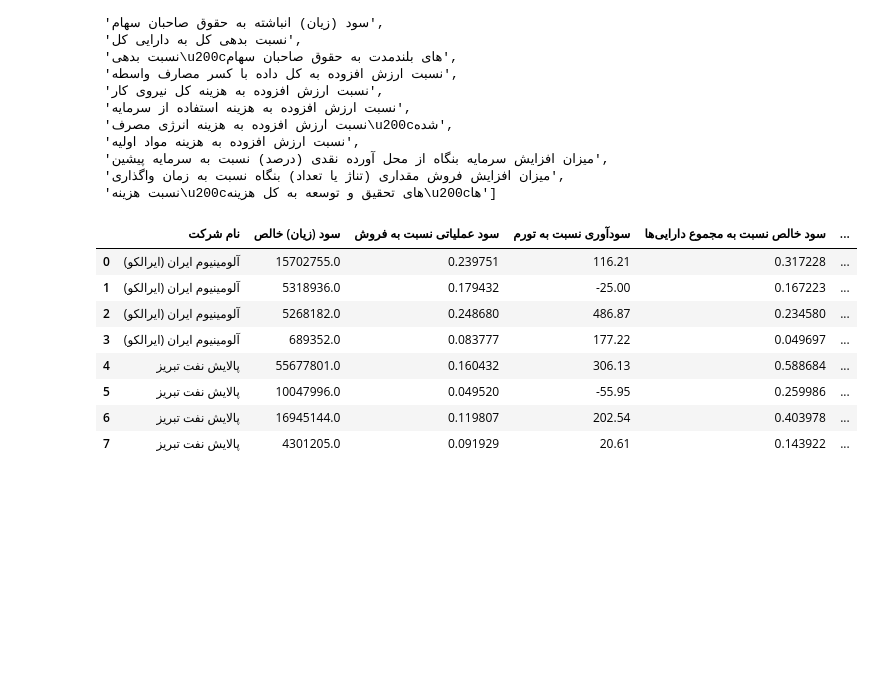
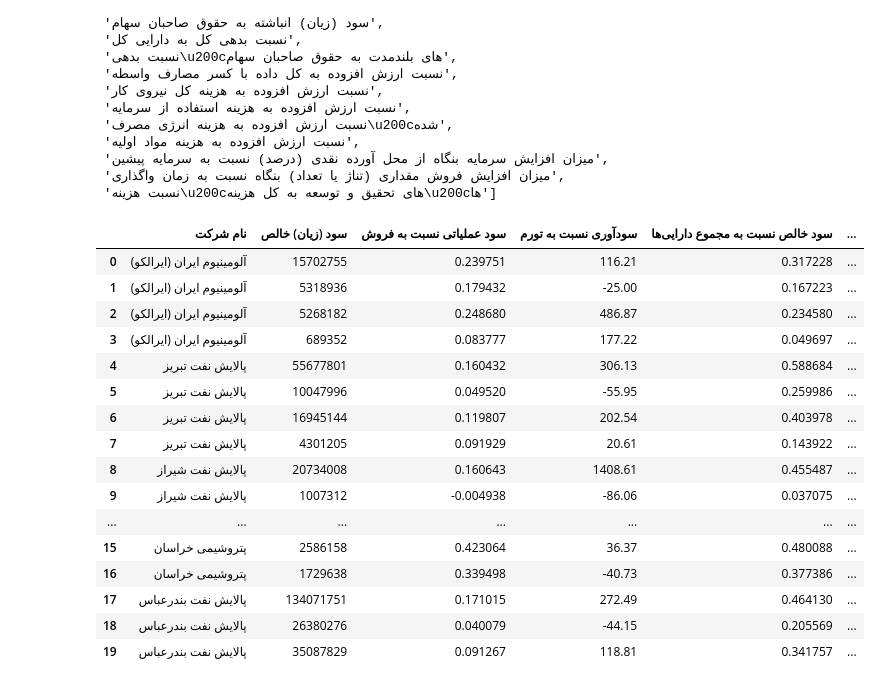
Before and after one commit to saeed-saffari/privatization-SPRI-2022, a Jupyter notebook: codes/Privatization_02.ipynb, the cells around one changed output. Saved outputs shown, nothing was run; the diff lists cells and outputs as text; code cells hidden in the pictures; blank space fills up the shorter version.

```diff
--- a/codes/Privatization_02.ipynb
+++ b/codes/Privatization_02.ipynb
@@ -3,5 +3,6 @@ import numpy as np
 import pandas as pd
 import matplotlib.pyplot as plt
 # %%
-df_base = pd.read_excel('/Users/saeed/Dropbox/Sharif Business Think Thank/خصوصی سازی/شرکت‌های مورد بررسی.xlsx',sheet_name=1)
+df_base = pd.read_excel('/Users/saeed/Dropbox/Sharif Business Think Thank/خصوصی سازی/شرکت‌های مورد بررسی.xlsx',
+                        sheet_name="treatment")
 # %%
@@ -20,5 +29,5 @@ df_base.head(8)
 # %%
-df_base = pd.DataFrame(df_base.iloc[0:8])
+df_base = pd.DataFrame(df_base)
 # %%
 list(pd.read_excel('/Users/saeed/Dropbox/Sharif Business Think Thank/خصوصی سازی/شرکت‌های مورد بررسی.xlsx',sheet_name=1).columns)
 # %% [output]
@@ -110,39 +106,48 @@ from tabulate import tabulate
 # %%
 df.loc[:, 'نام شرکت'] = df_base.loc[:, 'نام شرکت']
 df.loc[:, 'سود (زيان) خالص'] = df_base.loc[:, 'سود (زيان) خالص']
 
 df['سود عملیاتی نسبت به فروش'] = df_base["سود (زيان) عملياتي"] / df_base['مبلغ فروش']
 df['سودآوری نسبت به تورم'] = \
 ((((1 + df_base['درصد تغییر سود نسبت به سال قبل']/100) \
                      / (1 + df_base["نرخ تورم"]/100)
                      )-1)*100).round(2)
 
 df['سود خالص نسبت به مجموع دارایی‌ها'] = df_base['سود (زيان) خالص'] / df_base['جمع دارایی\u200cها']
 df['سود خالص نسبت به حقوق صاحبان سهام'] = df_base['سود (زيان) خالص'] / df_base['جمع حقوق مالکانه']
 df['سود خالص نسبت به فروش'] = df_base['سود (زيان) خالص'] / df_base['مبلغ فروش']
 df['سود خالص نسبت به تعداد کارکنان'] = df_base['سود (زيان) خالص'] / df_base['جمع پرسنل']
 df['سود (زیان) انباشته به حقوق صاحبان سهام'] = df_base["سود (زیان) انباشته"] / df_base['جمع حقوق مالکانه']
 df['نسبت بدهی کل به دارایی کل'] = df_base['جمع بدهی‌ها'] / df_base['جمع دارایی‌ها']
 df['نسبت بدهی‌های بلندمدت به حقوق صاحبان سهام'] = df_base["بدهی‌های بلند مدت"] / df_base['جمع حقوق مالکانه']
 # ارزش‌افزوده => df_base['گردش مقداری فروش'] - df_base['مواد اولیه']
-df['نسبت ارزش افزوده به کل داده با کسر مصارف واسطه'] = (df_base['گردش مقداری فروش'] - df_base['مواد اولیه']) / df_base["مبلغ فروش"]
+df['نسبت ارزش افزوده به کل داده با کسر مصارف واسطه'] = (df_base['گردش مقداری فروش'] - df_base['مواد اولیه']) / (df_base["مواد اولیه"]+df_base["هزینه انرژی"]+df_base["هزینه نیروی کار"]+df_base["هزینه استهلاک"])
 df['نسبت ارزش افزوده به هزینه کل نیروی کار'] = (df_base['گردش مقداری فروش'] - df_base['مواد اولیه']) / df_base["هزینه نیروی کار"]
 df['نسبت ارزش افزوده به هزینه استفاده از سرمایه'] = (df_base['گردش مقداری فروش'] - df_base['مواد اولیه']) / df_base["هزینه استهلاک"]
 df["نسبت ارزش افزوده به هزینه انرژی مصرف‌شده"] = (df_base['گردش مقداری فروش'] - df_base['مواد اولیه']) / df_base["هزینه انرژی"]
+df["نسبت ارزش افزوده به هزینه انرژی مصرف‌شده"].replace([np.inf, -np.inf], 0, inplace=True)
 df['نسبت ارزش افزوده به هزینه مواد اولیه'] = (df_base['گردش مقداری فروش'] - df_base['مواد اولیه']) / df_base['مواد اولیه']
 df['میزان افزایش سرمایه بنگاه از محل آورده نقدی (درصد) نسبت به سرمایه پیشین'] = df_base['اورده نقدی'] / df_base['آخرین وضعیت سرمایه']
 df['نسبت هزینه\u200cهای تحقیق و توسعه به کل هزینه\u200cها'] = df_base["تحقیق و توسعه"] / df_base['جمع بدهی\u200cها']
 df
 # %% [output]
 |  | نام شرکت | سود (زيان) خالص | سود عملیاتی نسبت به فروش | سودآوری نسبت به تورم | سود خالص نسبت به مجموع دارایی‌ها | ... |
-| 0 | آلومینیوم ایران (ایرالکو) | 15702755.0 | 0.239751 | 116.21 | 0.317228 | ... |
-| 1 | آلومینیوم ایران (ایرالکو) | 5318936.0 | 0.179432 | -25.00 | 0.167223 | ... |
-| 2 | آلومینیوم ایران (ایرالکو) | 5268182.0 | 0.248680 | 486.87 | 0.234580 | ... |
-| 3 | آلومینیوم ایران (ایرالکو) | 689352.0 | 0.083777 | 177.22 | 0.049697 | ... |
-| 4 | پالایش نفت تبریز | 55677801.0 | 0.160432 | 306.13 | 0.588684 | ... |
-| 5 | پالایش نفت تبریز | 10047996.0 | 0.049520 | -55.95 | 0.259986 | ... |
-| 6 | پالایش نفت تبریز | 16945144.0 | 0.119807 | 202.54 | 0.403978 | ... |
-| 7 | پالایش نفت تبریز | 4301205.0 | 0.091929 | 20.61 | 0.143922 | ... |
+| 0 | آلومینیوم ایران (ایرالکو) | 15702755 | 0.239751 | 116.21 | 0.317228 | ... |
+| 1 | آلومینیوم ایران (ایرالکو) | 5318936 | 0.179432 | -25.00 | 0.167223 | ... |
+| 2 | آلومینیوم ایران (ایرالکو) | 5268182 | 0.248680 | 486.87 | 0.234580 | ... |
+| 3 | آلومینیوم ایران (ایرالکو) | 689352 | 0.083777 | 177.22 | 0.049697 | ... |
+| 4 | پالایش نفت تبریز | 55677801 | 0.160432 | 306.13 | 0.588684 | ... |
+| 5 | پالایش نفت تبریز | 10047996 | 0.049520 | -55.95 | 0.259986 | ... |
+| 6 | پالایش نفت تبریز | 16945144 | 0.119807 | 202.54 | 0.403978 | ... |
+| 7 | پالایش نفت تبریز | 4301205 | 0.091929 | 20.61 | 0.143922 | ... |
+| 8 | پالایش نفت شیراز | 20734008 | 0.160643 | 1408.61 | 0.455487 | ... |
+| 9 | پالایش نفت شیراز | 1007312 | -0.004938 | -86.06 | 0.037075 | ... |
+| ... | ... | ... | ... | ... | ... | ... |
+| 15 | پتروشیمی خراسان | 2586158 | 0.423064 | 36.37 | 0.480088 | ... |
+| 16 | پتروشیمی خراسان | 1729638 | 0.339498 | -40.73 | 0.377386 | ... |
+| 17 | پالایش نفت بندرعباس | 134071751 | 0.171015 | 272.49 | 0.464130 | ... |
+| 18 | پالایش نفت بندرعباس | 26380276 | 0.040079 | -44.15 | 0.205569 | ... |
+| 19 | پالایش نفت بندرعباس | 35087829 | 0.091267 | 118.81 | 0.341757 | ... |
 # %%
 df = df.round(3)
 # %%
```
Also changed, not shown: parts of 3 cells of this notebook.
